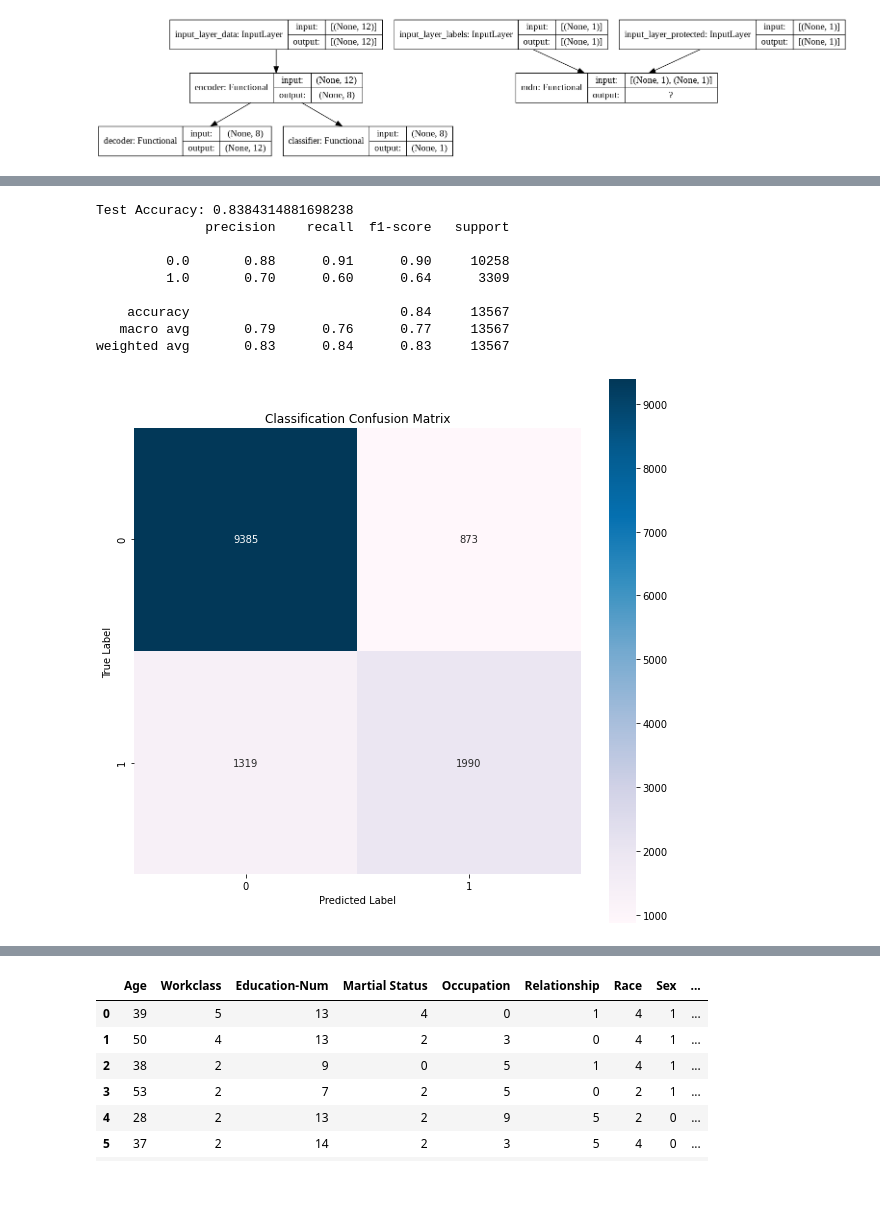
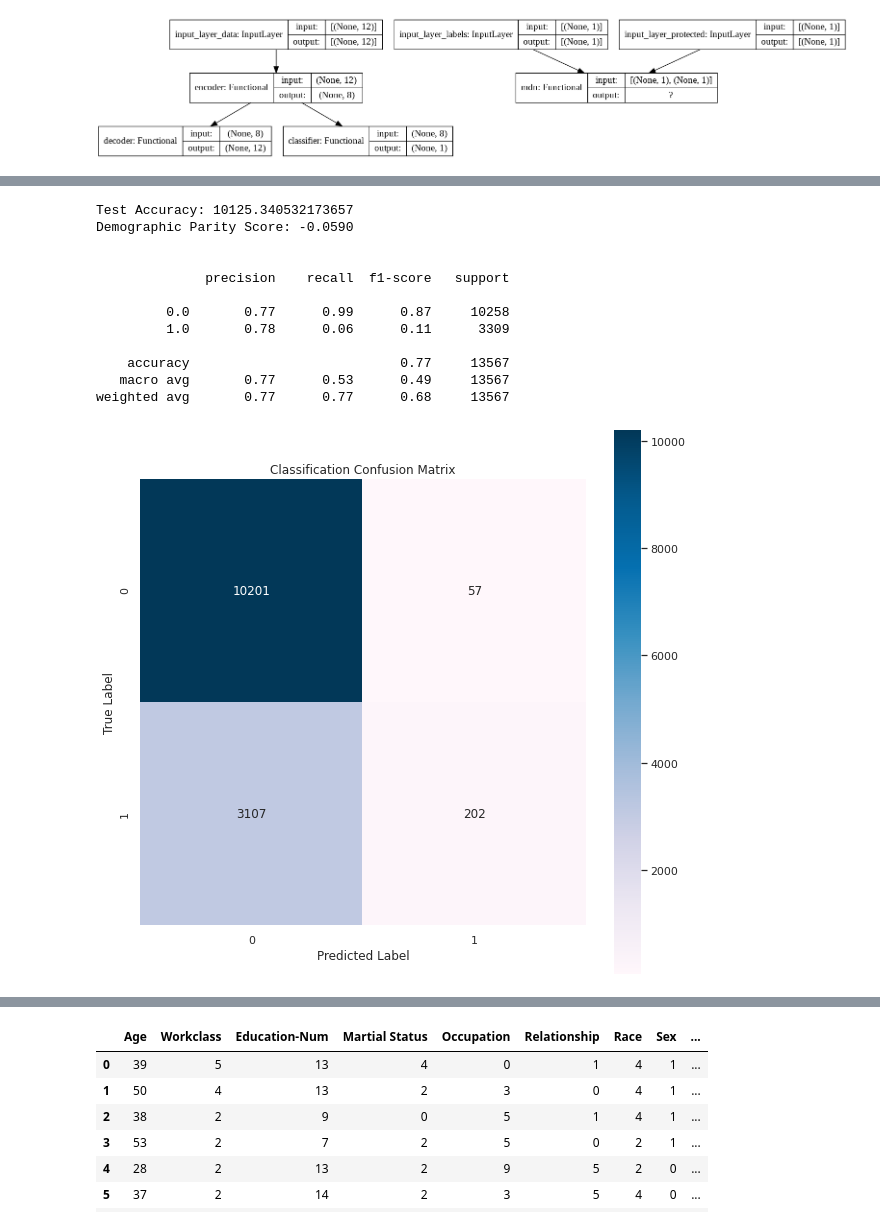
Before and after one commit to scottspurlock/mlfairness, a Jupyter notebook: fair_mdn.ipynb, the cells around one changed output, grey strips where cells are left out. Cells and saved outputs as stored; diff of their text form; code cells hidden in the pictures; blank space fills up the shorter version.

```diff
--- a/fair_mdn.ipynb
+++ b/fair_mdn.ipynb
@@ -167,3 +167,33 @@ train_dataset = train_dataset.shuffle(SHUFFLE_BUFFER_SIZE).batch(batch_size)
 ytrain[:10]
 # %% [output]
 array([0., 1., 0., 0., 0., 0., 0., 1., 0., 1.], dtype=float32)
+# %%
+def demographic_parity_gap(predicted, sensitive):
+  '''
+    predicted: binary vector (0's and 1's) of predicted labels
+    sensitive: binary vector (0's and 1's) of sensitive attribute (e.g., sex)
+
+    Output: P(ypred = 1 | s = 1) - P(ypred = 1 | s = 0)
+  '''
+  # Make sure we have properly shaped vectors
+  predicted = np.reshape(predicted, (-1,))
+  sensitive = np.reshape(sensitive, (-1,))
+  if len(predicted) != len(sensitive):
+    print('*** Error: mismatched shapes')
+
+  mask_s0 = sensitive == 0
+  mask_s1 = sensitive == 1
+  mask_pred1 = predicted == 1
+  count_0 = np.sum(mask_s0 & mask_pred1)
+  count_1 = np.sum(mask_s1 & mask_pred1)
+
+  prob0 = count_0 / np.sum(mask_s0)
+  prob1 = count_1 / np.sum(mask_s1)
+  diff = prob1 - prob0
+
+  return diff
+
+# Unit test
+pred = np.array([0, 0, 0, 0, 1, 1, 1, 0, 0, 0])
+sensitive = np.array([0, 1, 0, 1, 0, 1, 0, 1, 0, 0])
+print('Demographic Parity Score: {:.4f}'.format(demographic_parity_gap(pred, sensitive)))
@@ -392,36 +424,41 @@ Time for epoch 50 is 1.631270170211792 sec
 # %%
 # Check accuracy
 
 # Encode the input image
 z = enc(Xtest)
 
 # Classify the latent code
 ypred = clf(z)
-ypred = [1 if cy >= 0.5 else 0 for cy in ypred]
+# ypred = [1 if cy >= 0.5 else 0 for cy in ypred]
+ypred = np.where(ypred >= 0.5, 1, 0)
 acc = np.sum(ypred == ytest)/len(ytest)
 # acc = tf.keras.metrics.binary_accuracy(ytest, ypred, threshold=0.5)
 print('Test Accuracy:', acc)
-
+print('Demographic Parity Score: {:.4f}'.format(demographic_parity_gap(ypred, Xtest[:, 7])))
+print('\n')
 print(classification_report(ytest, ypred))
 
 cm = confusion_matrix(ytest, ypred)
 
 
 plt.figure(figsize=(10, 10))
 sns.heatmap(cm, square=True, annot=True, fmt='d', cbar=True, cmap="PuBu")
 
 plt.xlabel('Predicted Label');
 plt.ylabel('True Label')
 plt.title('Classification Confusion Matrix')
 plt.show()
 # %% [output]
-Test Accuracy: 0.8384314881698238
+Test Accuracy: 10125.340532173657
+Demographic Parity Score: -0.0590
+
+
               precision    recall  f1-score   support
 
-         0.0       0.88      0.91      0.90     10258
-         1.0       0.70      0.60      0.64      3309
+         0.0       0.77      0.99      0.87     10258
+         1.0       0.78      0.06      0.11      3309
 
-    accuracy                           0.84     13567
-   macro avg       0.79      0.76      0.77     13567
-weighted avg       0.83      0.84      0.83     13567
+    accuracy                           0.77     13567
+   macro avg       0.77      0.53      0.49     13567
+weighted avg       0.77      0.77      0.68     13567
-[figure, old version]
+[figure, new version]
```
Also changed, not shown: parts of 16 cells of this notebook.
